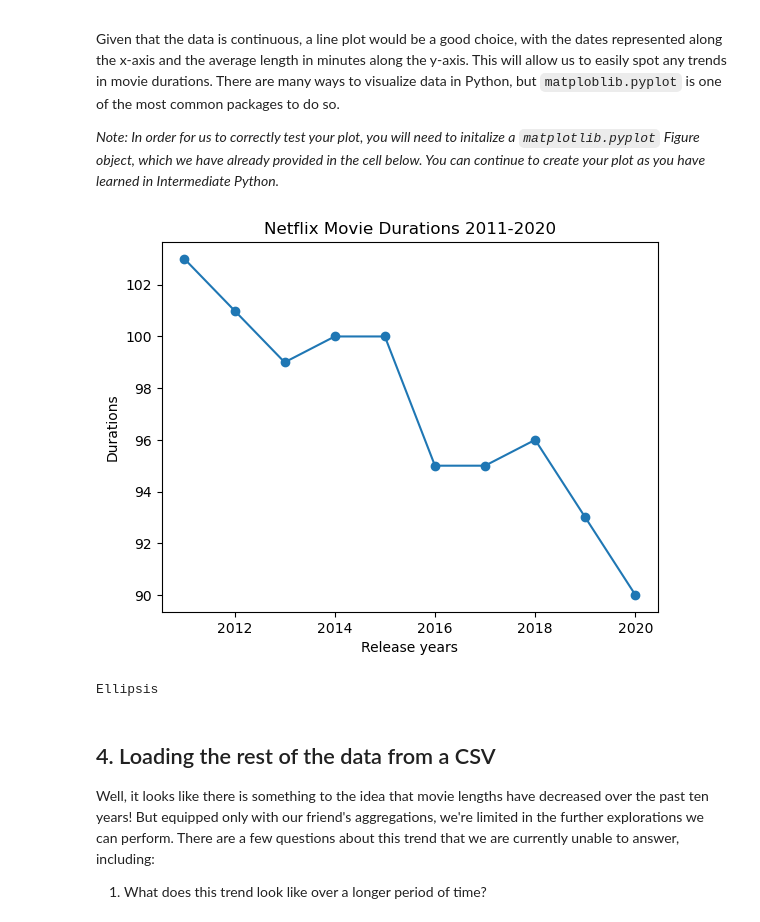
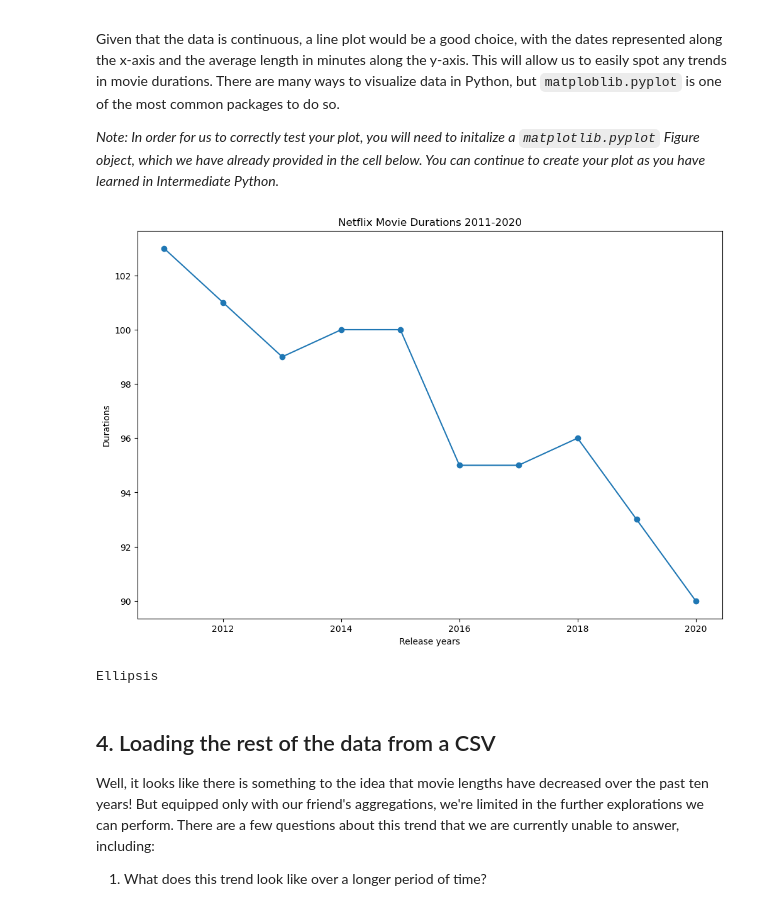
Before and after one commit to amadasunese/cwwtechafrica_individual_project, a Jupyter notebook: netflix/notebook.ipynb, the cells around one changed output. Drawn from its saved outputs; the diff is of its cells as text; code cells hidden in the pictures.

```diff
--- a/netflix/notebook.ipynb
+++ b/netflix/notebook.ipynb
@@ -49,30 +49,24 @@ print(durations_df)
 # %%
 # Import matplotlib.pyplot under its usual alias and create a figure
 import matplotlib.pyplot as plt
 
-fig = plt.figure()
+# Create a figure with the require size
+fig = plt.figure(figsize=(12,8))
 
 # Draw a line plot of release_years and durations
 plt.plot(durations_df["years"], durations_df["durations"], marker='o', linestyle='-')
 
+# Label the x and y axis
 plt.ylabel('Durations')
 plt.xlabel('Release years')
+
 # Create a title
 plt.title("Netflix Movie Durations 2011-2020")
 
 # Show the plot
 plt.show()
-
-# # Draw a line plot of release_years and durations
-# ...
-
-# # Create a title
-# ...
-
-# Show the plot
-...
 # %% [output]
-[figure, old version]
+[figure, new version]
 Ellipsis
 # %% [markdown]
 ## 4. Loading the rest of the data from a CSV
```
Also changed, not shown: parts of 7 cells of this notebook.
